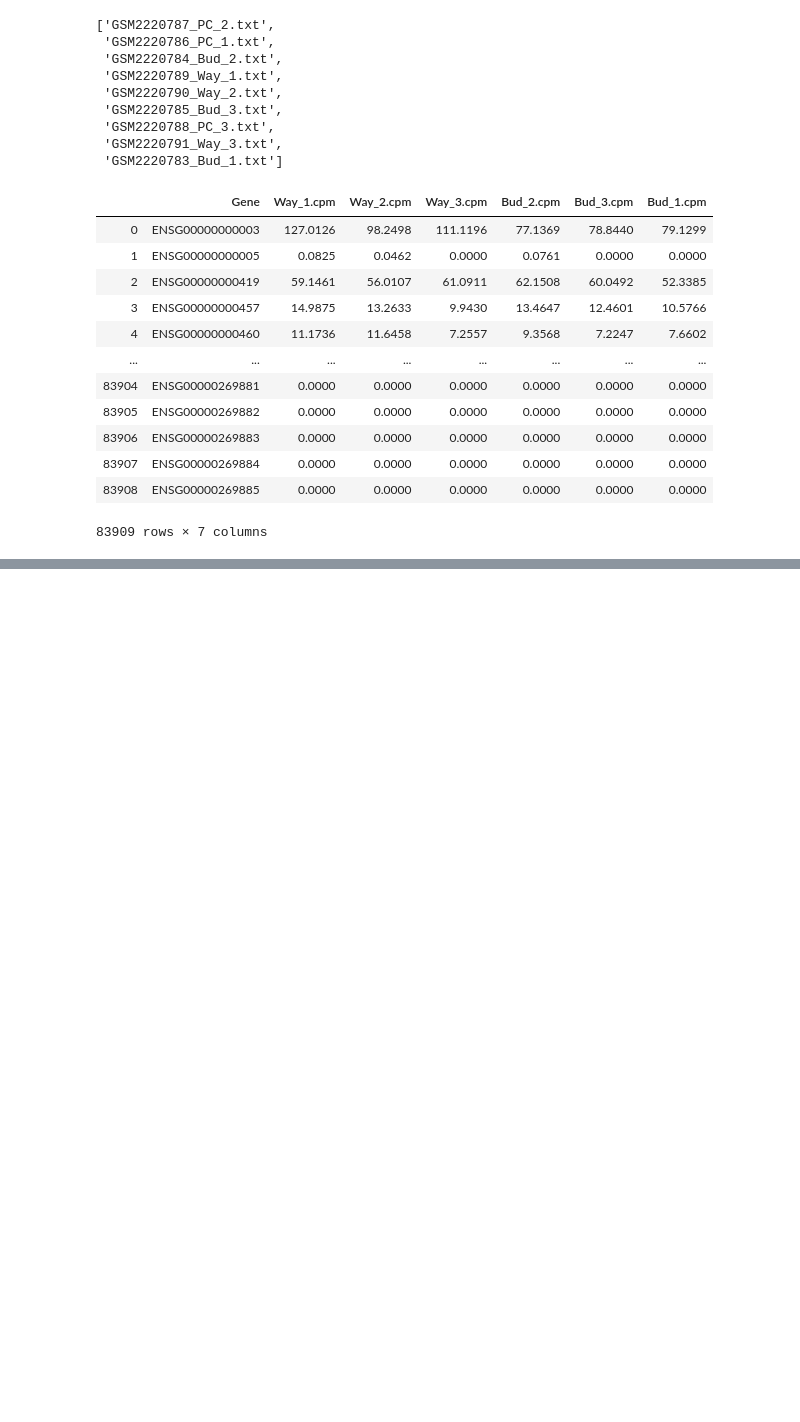
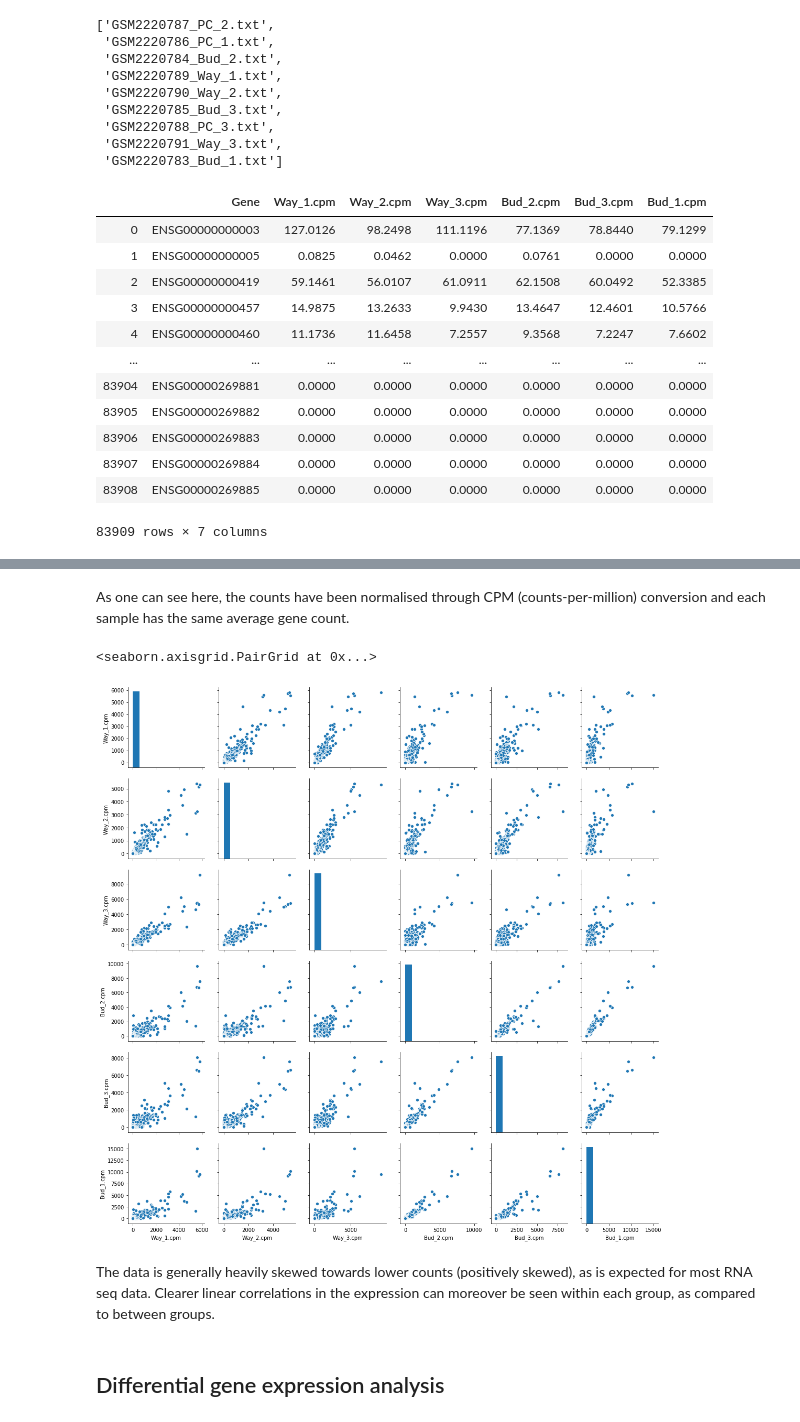
Before and after one commit to lfranzen/algbio-course-project, a Jupyter notebook: results/main_analysis.ipynb, the cells around one changed output, grey strips where cells are left out. Saved outputs shown, nothing was run; the diff lists cells and outputs as text; code cells hidden in the pictures; blank space fills up the shorter version.

Commit message:
Update main analysis

```diff
--- a/results/main_analysis.ipynb
+++ b/results/main_analysis.ipynb
@@ -80,0 +95,11 @@ exp_all
+# %% [markdown]
+As one can see here, the counts have been normalised through CPM (counts-per-million) conversion and each sample has the same average gene count.
+# %%
+sns.pairplot(exp_all.iloc[:,1:])
+# %% [output]
+<seaborn.axisgrid.PairGrid at 0x...>
+[figure, added]
+# %% [markdown]
+The data is generally heavily skewed towards lower counts (positively skewed), as is expected for most RNA seq data. Clearer linear correlations in the expression can moreover be seen within each group, as compared to between groups.
+# %% [markdown]
+## Differential gene expression analysis
```
Also changed, not shown: parts of 4 cells of this notebook.
